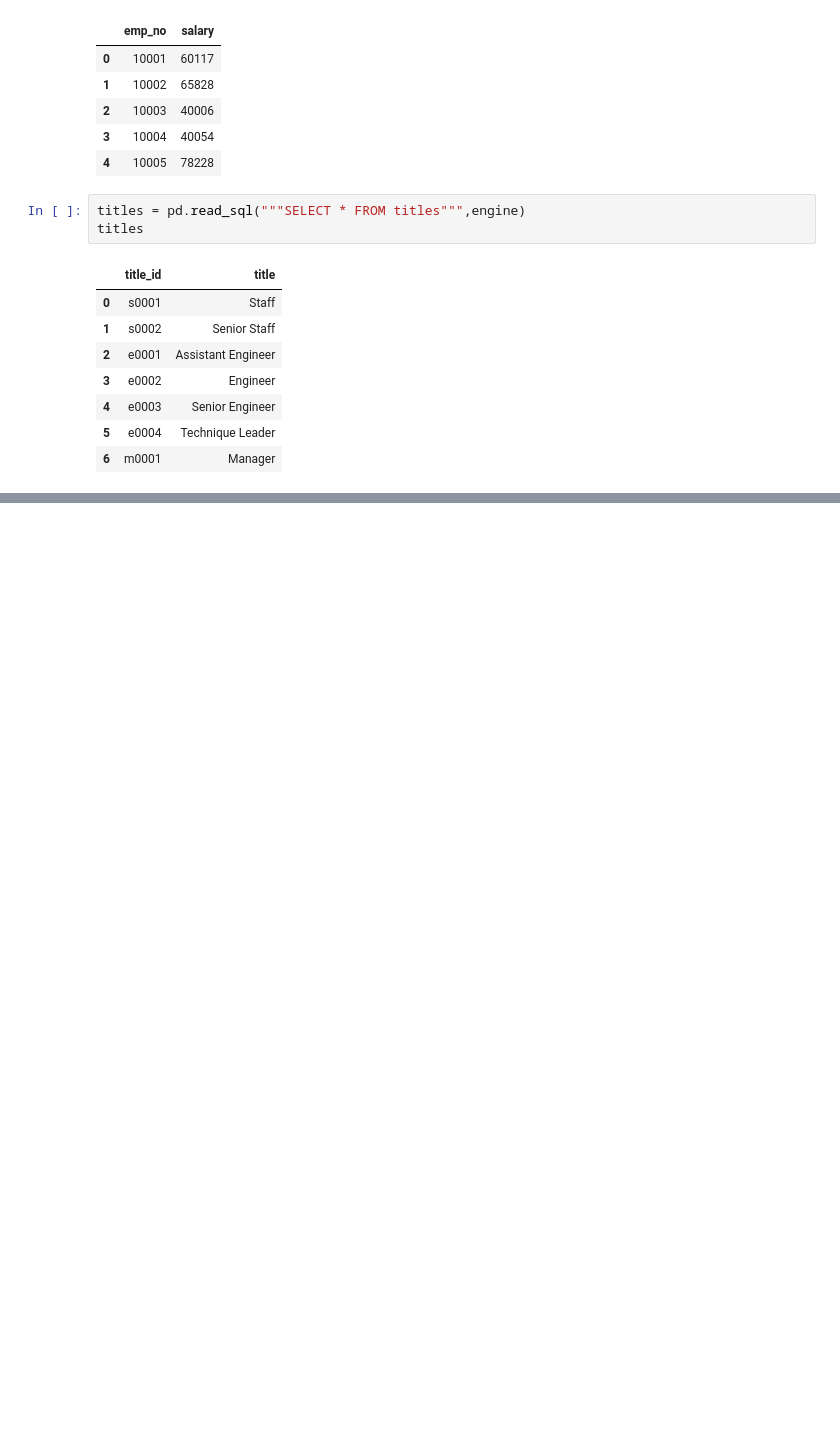
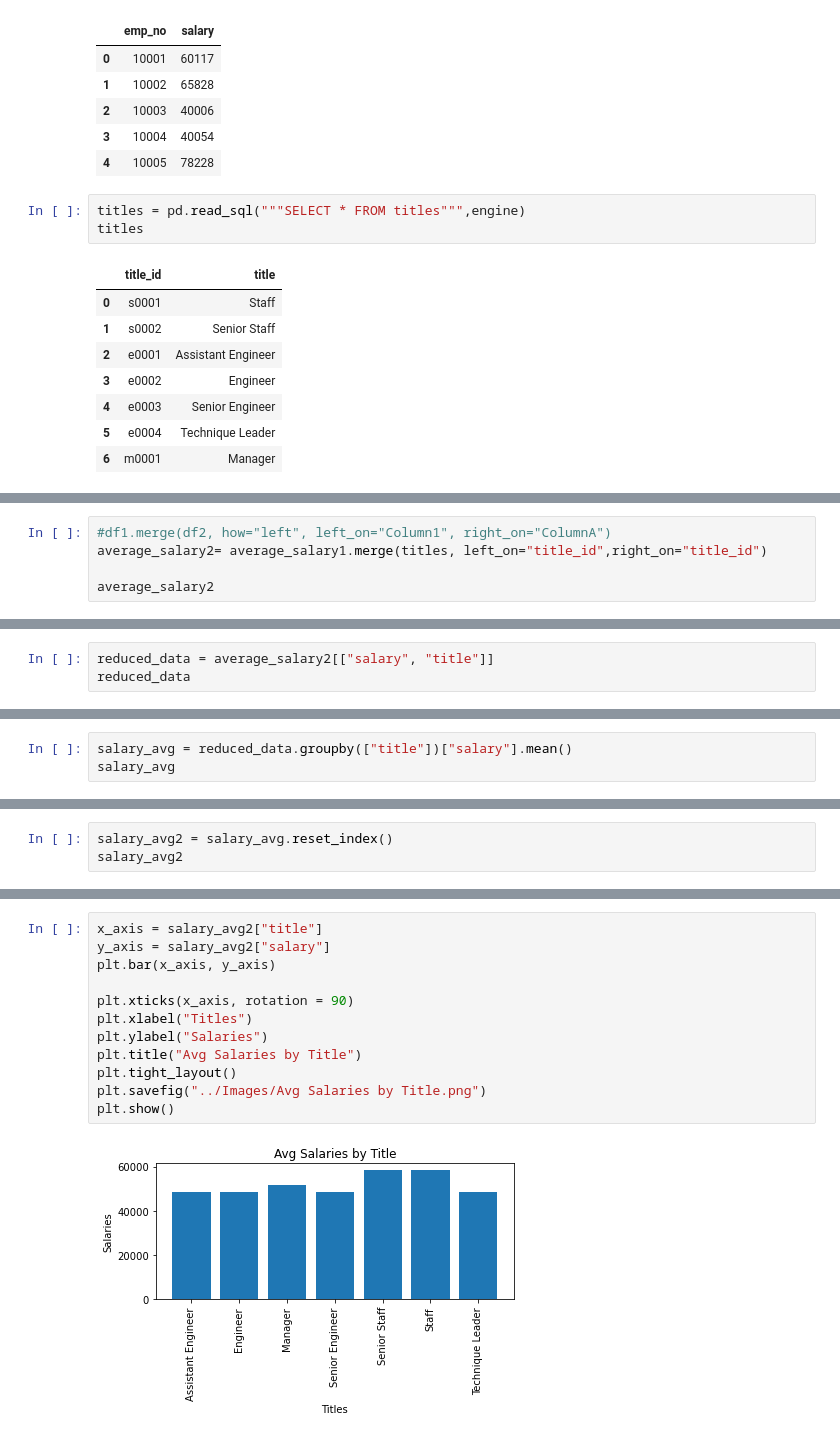
Before and after one commit to Bjohnson08021/sql-challenge, a Jupyter notebook: EmployeeSQL/Why so spurious.ipynb, the cells around one changed output, grey strips where cells are left out. Saved outputs shown, nothing was run; the diff lists cells and outputs as text; blank space fills up the shorter version.

```diff
--- a/EmployeeSQL/Why so spurious.ipynb
+++ b/EmployeeSQL/Why so spurious.ipynb
@@ -72,0 +118,5 @@ titles
+# %%
+#df1.merge(df2, how="left", left_on="Column1", right_on="ColumnA")
+average_salary2= average_salary1.merge(titles, left_on="title_id",right_on="title_id")
+
+average_salary2
@@ -72,0 +137,3 @@ titles
+# %%
+reduced_data = average_salary2[["salary", "title"]]
+reduced_data
@@ -72,0 +154,3 @@ titles
+# %%
+salary_avg = reduced_data.groupby(["title"])["salary"].mean()
+salary_avg
@@ -72,0 +167,3 @@ titles
+# %%
+salary_avg2 = salary_avg.reset_index()
+salary_avg2
@@ -72,0 +179,14 @@ titles
+# %%
+x_axis = salary_avg2["title"]
+y_axis = salary_avg2["salary"]
+plt.bar(x_axis, y_axis)
+
+plt.xticks(x_axis, rotation = 90)
+plt.xlabel("Titles")
+plt.ylabel("Salaries")
+plt.title("Avg Salaries by Title")
+plt.tight_layout()
+plt.savefig("../Images/Avg Salaries by Title.png")
+plt.show()
+# %% [output]
+[figure, added]
```
Also changed, not shown: parts of 10 cells of this notebook, 20 other files.
